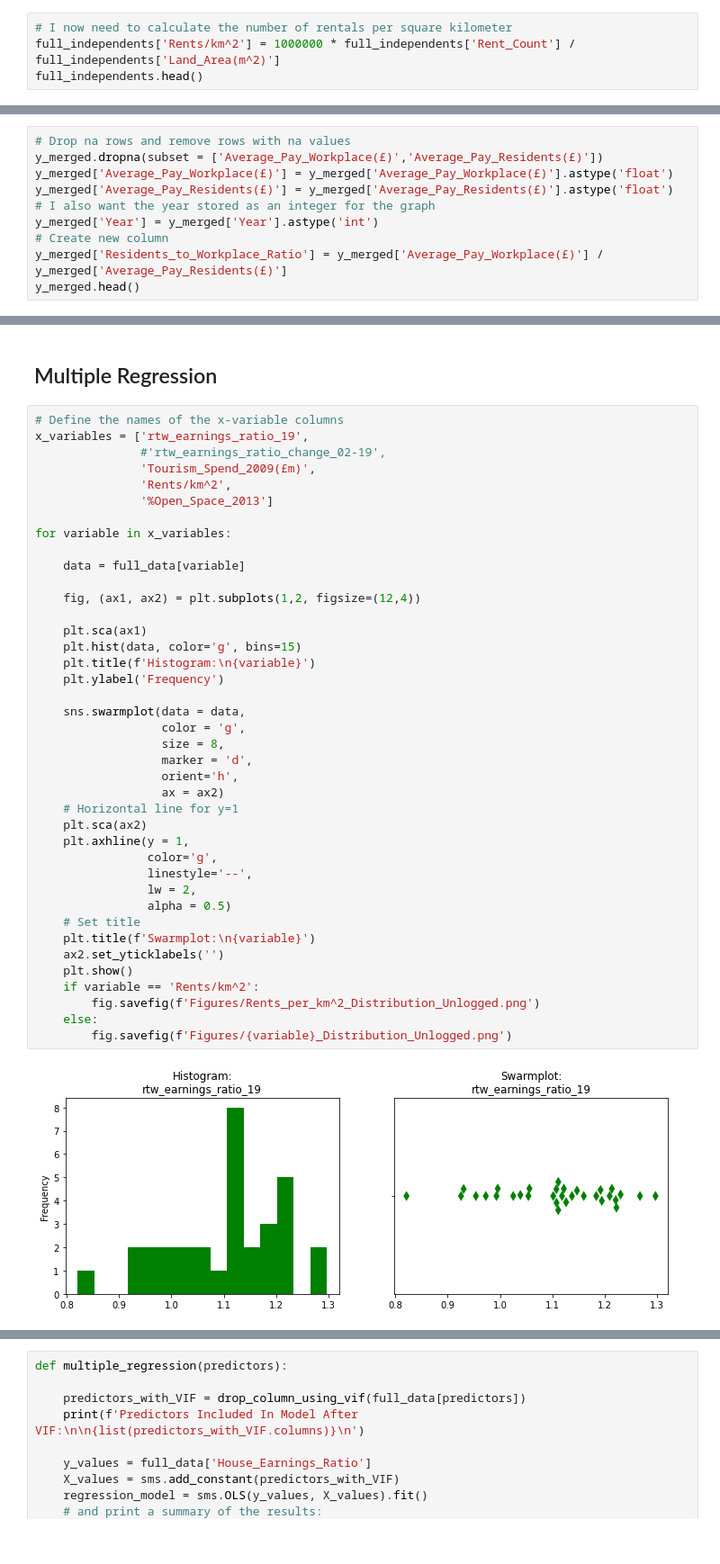
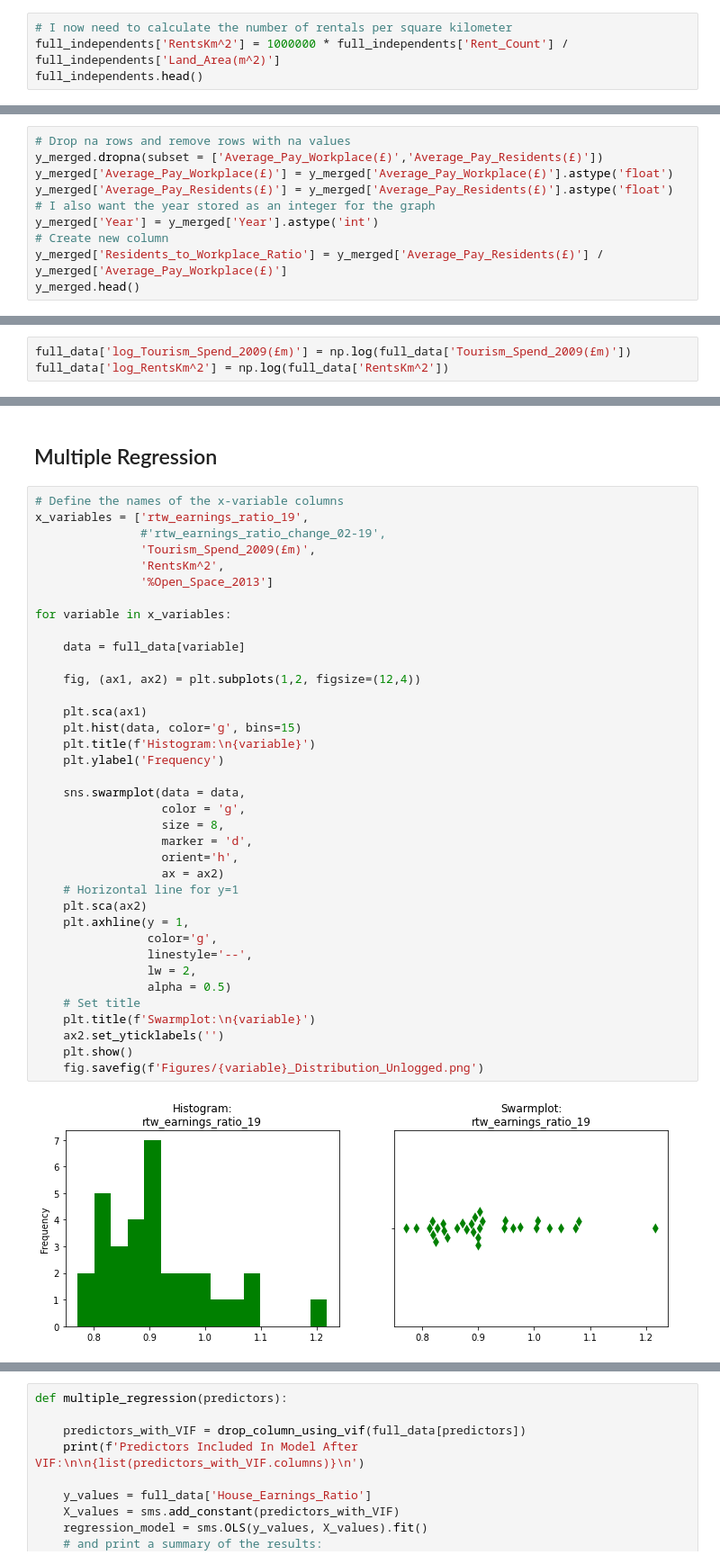
Before and after one commit to MurrayChapman17/QMAssessment3Code, a Jupyter notebook: AssessmentCode.ipynb, the cells around one changed output, grey strips where cells are left out. Shown at 90% size. Cells and saved outputs as stored; diff of their text form.

```diff
--- a/AssessmentCode.ipynb
+++ b/AssessmentCode.ipynb
@@ -207,6 +208,6 @@ full_independents.head()
 # %%
 # I now need to calculate the number of rentals per square kilometer
-full_independents['Rents/km^2'] = 1000000 * full_independents['Rent_Count'] / full_independents['Land_Area(m^2)']
+full_independents['RentsKm^2'] = 1000000 * full_independents['Rent_Count'] / full_independents['Land_Area(m^2)']
 full_independents.head()
 # %% [output]
 |  | Area_Code | Area | House_Earnings_Ratio | Tourism_Spend_2009(£m) | Rent_Count | Rent_Price_Mean | ... |
@@ -441,7 +496,7 @@ y_merged['Average_Pay_Residents(£)'] = y_merged['Average_Pay_Residents(£)'].as
 # I also want the year stored as an integer for the graph
 y_merged['Year'] = y_merged['Year'].astype('int')
 # Create new column
-y_merged['Residents_to_Workplace_Ratio'] = y_merged['Average_Pay_Workplace(£)'] / y_merged['Average_Pay_Residents(£)']
+y_merged['Residents_to_Workplace_Ratio'] = y_merged['Average_Pay_Residents(£)'] / y_merged['Average_Pay_Workplace(£)']
 y_merged.head()
 # %% [output]
 |  | Code | Area | Year | Average_Pay_Workplace(£) | Average_Pay_Residents(£) | Residents_to_Workplace_Ratio |
@@ -729,6 +784,9 @@ rtw_earnings_ratio_02              float64
 rtw_earnings_ratio_19              float64
 rtw_earnings_ratio_change_02-19    float64
 dtype: object
+# %%
+full_data['log_Tourism_Spend_2009(£m)'] = np.log(full_data['Tourism_Spend_2009(£m)'])
+full_data['log_RentsKm^2'] = np.log(full_data['RentsKm^2'])
 # %%
 # Define the names of the x-variable columns
 x_variables = ['rtw_earnings_ratio_19',
@@ -909,41 +964,38 @@ pvalue    = 0.2563233101230023
 x_variables = ['rtw_earnings_ratio_19',
                #'rtw_earnings_ratio_change_02-19',
                'Tourism_Spend_2009(£m)',
-               'Rents/km^2',
+               'RentsKm^2',
                '%Open_Space_2013']
 
 for variable in x_variables:
 
     data = full_data[variable]
 
     fig, (ax1, ax2) = plt.subplots(1,2, figsize=(12,4))
 
     plt.sca(ax1)
     plt.hist(data, color='g', bins=15)
     plt.title(f'Histogram:\n{variable}')
     plt.ylabel('Frequency')
 
     sns.swarmplot(data = data,
                   color = 'g',
                   size = 8,
                   marker = 'd',
                   orient='h',
                   ax = ax2)
     # Horizontal line for y=1
     plt.sca(ax2)
     plt.axhline(y = 1,
                 color='g',
                 linestyle='--',
                 lw = 2,
                 alpha = 0.5)
     # Set title
     plt.title(f'Swarmplot:\n{variable}')
     ax2.set_yticklabels('')
     plt.show()
-    if variable == 'Rents/km^2':
-        fig.savefig(f'Figures/Rents_per_km^2_Distribution_Unlogged.png')
-    else:
-        fig.savefig(f'Figures/{variable}_Distribution_Unlogged.png')
+    fig.savefig(f'Figures/{variable}_Distribution_Unlogged.png')
 # %% [output]
-[figure, old version]
+[figure, new version]
 [figure]
```
Also changed, not shown: parts of 30 cells of this notebook, 17 other files.
